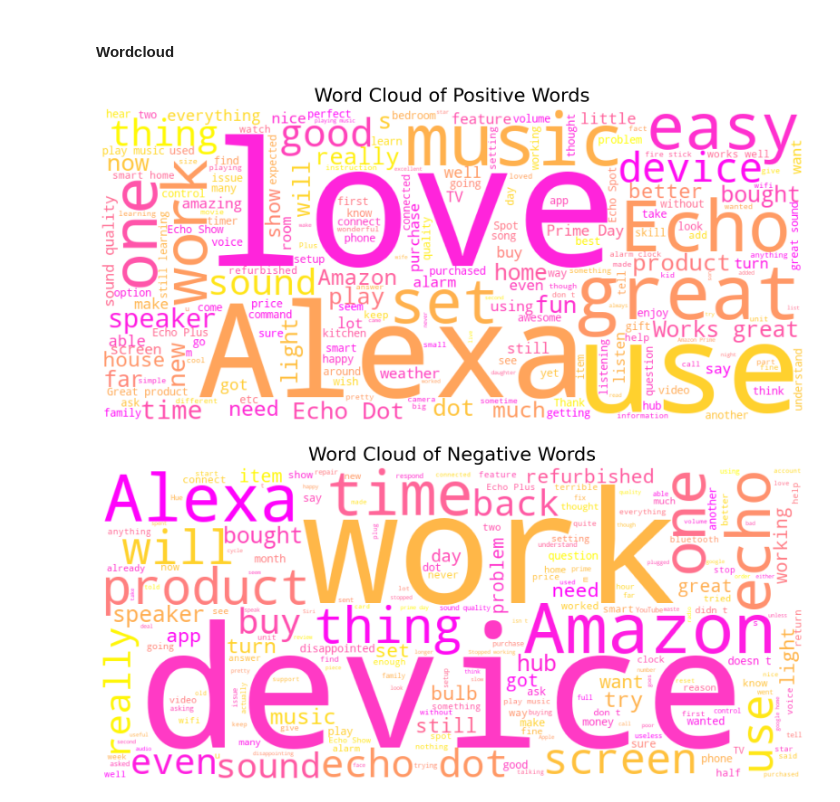
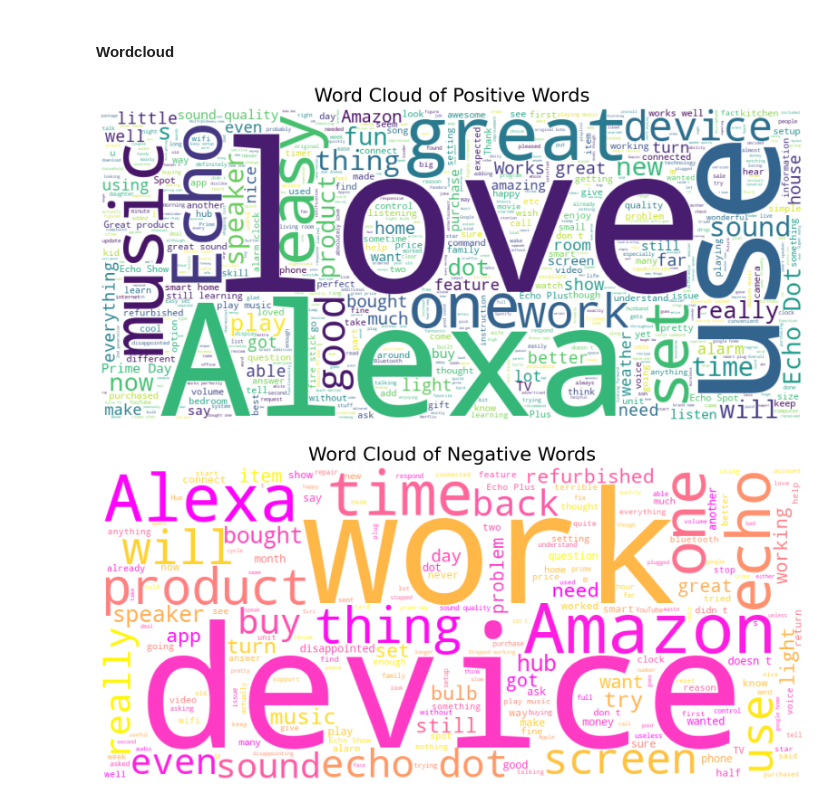
Before and after one commit to Lughaidh-w/Sentiment-Analysis-of-Alexa-Reviews, a Jupyter notebook: notebooks/preparation_and_sentiment_analysis.ipynb, the cells around one changed output. Cells and saved outputs as stored; diff of their text form; code cells hidden in the pictures.

Commit message:
word clouds updated

```diff
--- a/notebooks/preparation_and_sentiment_analysis.ipynb
+++ b/notebooks/preparation_and_sentiment_analysis.ipynb
@@ -151,26 +151,26 @@ neg_words = " ".join(map(str, df_neg_lst))
 # %%
 wordcloud = WordCloud(
     width=900,
     height=400,
     background_color="white",
-    max_words=200,
-    colormap="spring",
+    max_words=2000,
+    colormap="viridis",
     #collocations=False,
     contour_width=3,
     contour_color='steelblue',
 
 )
 
 
 
 plt.figure(figsize=(20,20))
 plt.imshow(wordcloud.generate(pos_words))
 
 plt.title("Word Cloud of Positive Words", fontsize=30, y =1.01)
 plt.axis("off")
 plt.show()
 # %% [output]
-[figure, old version]
+[figure, new version]
 # %%
 plt.figure(figsize=(20,20))
 plt.imshow(wordcloud.generate(neg_words))
```
